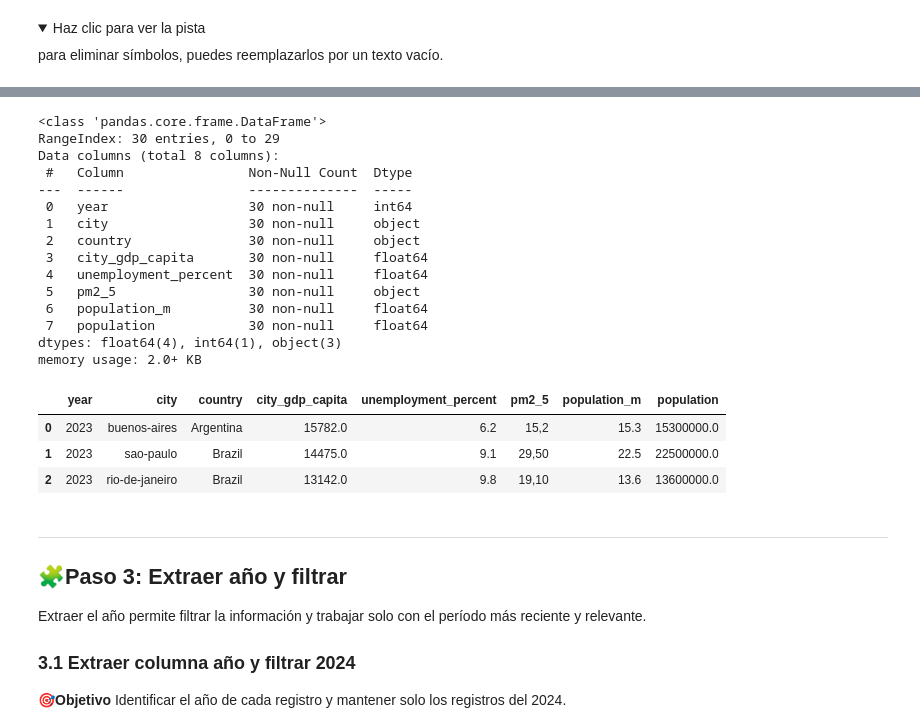
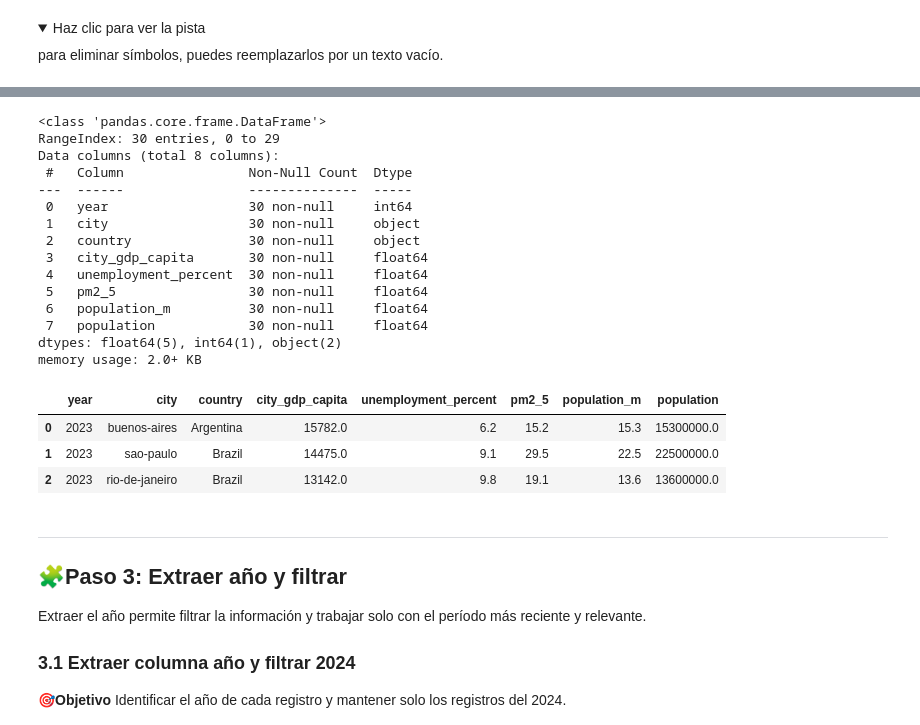
Before and after one commit to josecamilocastrohernandez/urban-mobility-latam-analysis, a Jupyter notebook: urban_mobility_analysis.ipynb, the cells around one changed output, grey strips where cells are left out. Drawn from its saved outputs; the diff is of its cells as text; code cells hidden in the pictures; folded sections open.

```diff
--- a/urban_mobility_analysis.ipynb
+++ b/urban_mobility_analysis.ipynb
@@ -278,39 +278,42 @@ memory usage: 92.0+ MB
 # Limpia separadores y convierte columnas numéricas en eco
 # Paso 1: GDP - Quitar puntos de miles y cambiar coma por punto decimal
 eco['city_gdp_capita'] = eco['city_gdp_capita'].astype(str).str.replace('.', '', regex=False).str.replace(',', '.', regex=False).astype(float)
 
 # Paso 2: Desempleo - Quitar % y cambiar coma por punto
 eco['unemployment_percent'] = eco['unemployment_percent'].astype(str).str.replace('%', '', regex=False).str.replace(',', '.', regex=False).astype(float)
 
 # Paso 3: Población en millones - Cambiar coma por punto
 eco['population_m'] = eco['population_m'].astype(str).str.replace(',', '.', regex=False).astype(float)
 
+# Paso 4: Contaminación PM2.5 - Cambiar coma por punto
+eco['pm2_5'] = eco['pm2_5'].astype(str).str.replace(',', '.', regex=False).astype(float)
+
 # Calcula la población total en unidades absolutas (Multiplica * 1000000)
 eco['population'] = eco['population_m'] * 1000000
 
-# verificar el cambio
+# Verificar el cambio
 eco.info()
 display(eco.head(3))
 # %% [output]
 <class 'pandas.core.frame.DataFrame'>
 RangeIndex: 30 entries, 0 to 29
 Data columns (total 8 columns):
  #   Column                Non-Null Count  Dtype
 ---  ------                --------------  -----
  0   year                  30 non-null     int64
  1   city                  30 non-null     object
  2   country               30 non-null     object
  3   city_gdp_capita       30 non-null     float64
  4   unemployment_percent  30 non-null     float64
- 5   pm2_5                 30 non-null     object
+ 5   pm2_5                 30 non-null     float64
  6   population_m          30 non-null     float64
  7   population            30 non-null     float64
-dtypes: float64(4), int64(1), object(3)
+dtypes: float64(5), int64(1), object(2)
 memory usage: 2.0+ KB
 |  | year | city | country | city_gdp_capita | unemployment_percent | pm2_5 | population_m | population |
-| 0 | 2023 | buenos-aires | Argentina | 15782.0 | 6.2 | 15,2 | 15.3 | 15300000.0 |
-| 1 | 2023 | sao-paulo | Brazil | 14475.0 | 9.1 | 29,50 | 22.5 | 22500000.0 |
-| 2 | 2023 | rio-de-janeiro | Brazil | 13142.0 | 9.8 | 19,10 | 13.6 | 13600000.0 |
+| 0 | 2023 | buenos-aires | Argentina | 15782.0 | 6.2 | 15.2 | 15.3 | 15300000.0 |
+| 1 | 2023 | sao-paulo | Brazil | 14475.0 | 9.1 | 29.5 | 22.5 | 22500000.0 |
+| 2 | 2023 | rio-de-janeiro | Brazil | 13142.0 | 9.8 | 19.1 | 13.6 | 13600000.0 |
 # %% [markdown]
 
 ---
```
Also changed, not shown: parts of 15 cells of this notebook.
